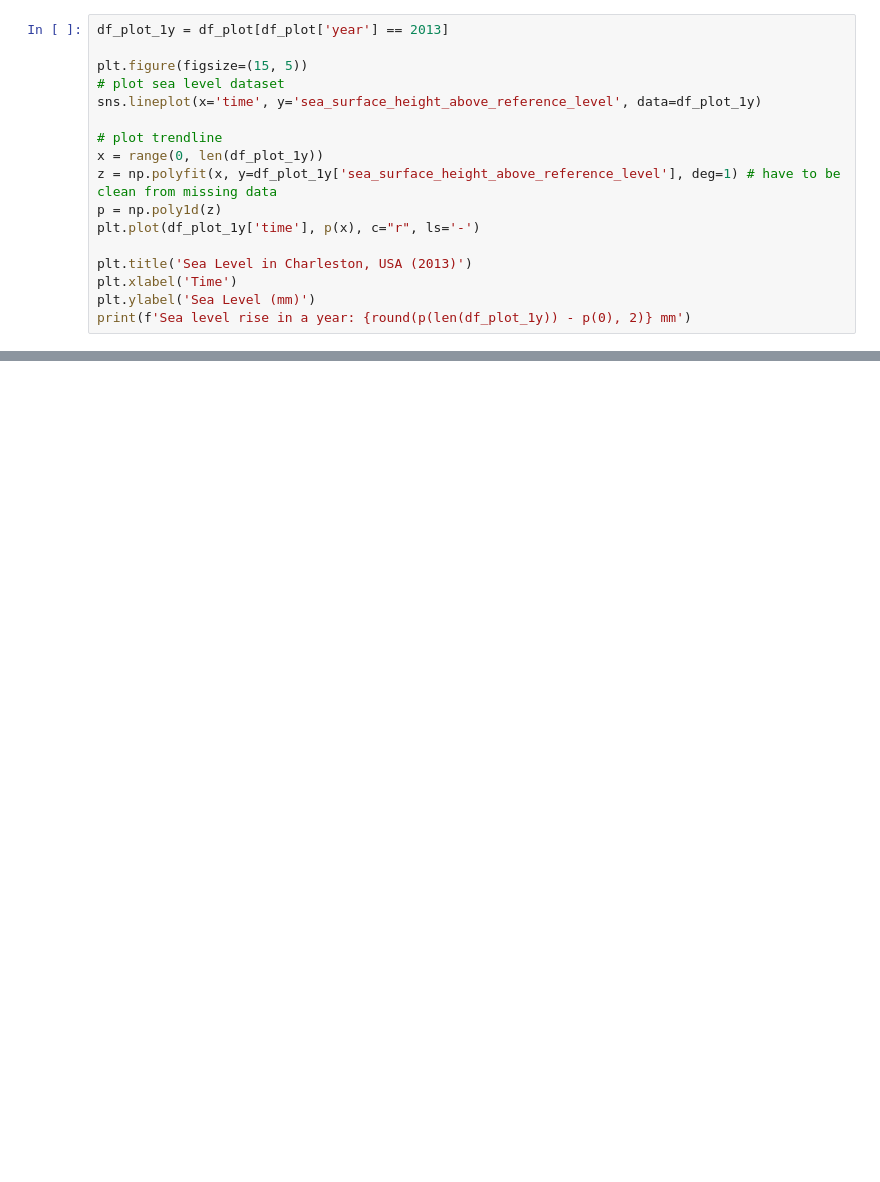
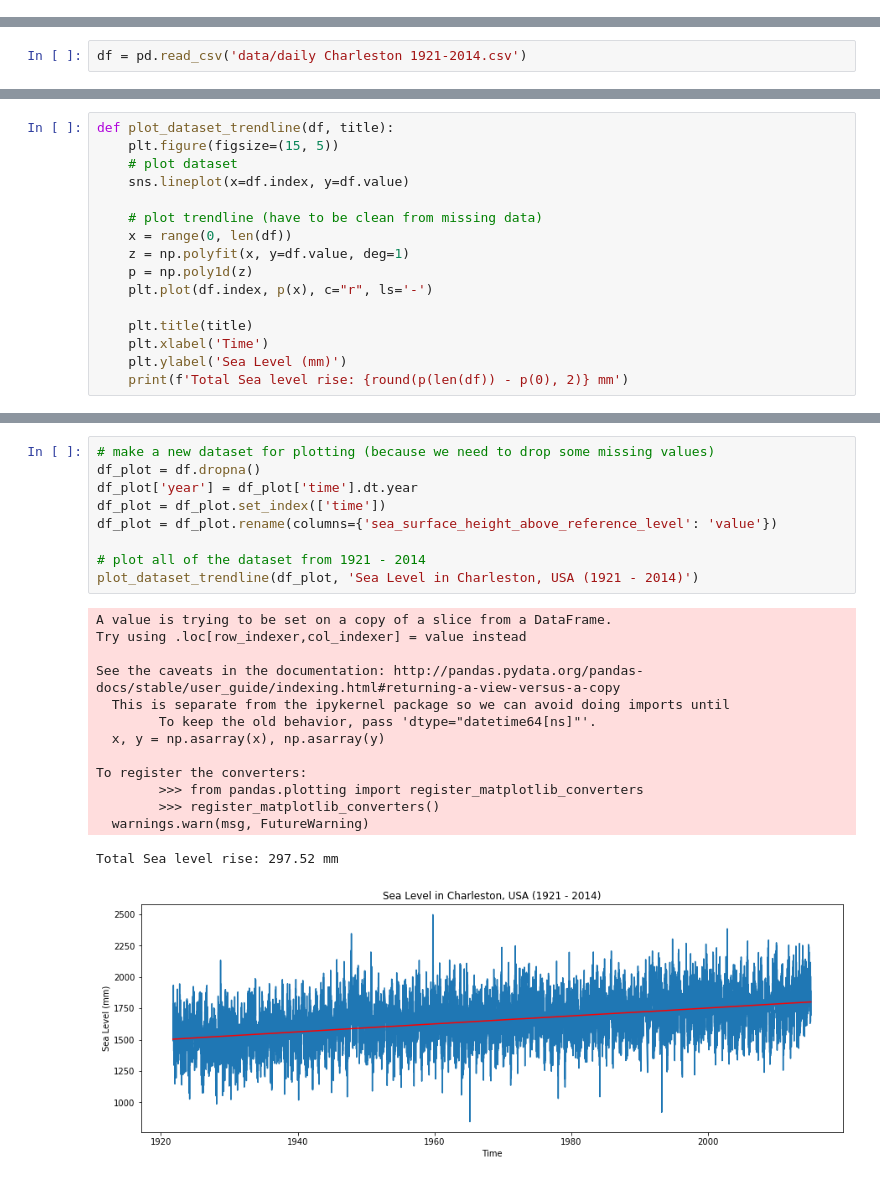
Before and after one commit to kevbow/Sea-Level-Rise-Prediction-with-Pytorch, a Jupyter notebook: DSS 1 - Sea Level Rise Prediction with Pytorch.ipynb, the cells around one changed output, grey strips where cells are left out. Saved outputs shown, nothing was run; the diff lists cells and outputs as text; blank space fills up the shorter version.

```diff
--- a/DSS 1 - Sea Level Rise Prediction with Pytorch.ipynb
+++ b/DSS 1 - Sea Level Rise Prediction with Pytorch.ipynb
@@ -115,17 +0,0 @@ Sea level rise in 20 years: 76.99 mm
-# %%
-df_plot_1y = df_plot[df_plot['year'] == 2013]
-
-plt.figure(figsize=(15, 5))
-# plot sea level dataset
-sns.lineplot(x='time', y='sea_surface_height_above_reference_level', data=df_plot_1y)
-
-# plot trendline
-x = range(0, len(df_plot_1y))
-z = np.polyfit(x, y=df_plot_1y['sea_surface_height_above_reference_level'], deg=1) # have to be clean from missing data
-p = np.poly1d(z)
-plt.plot(df_plot_1y['time'], p(x), c="r", ls='-')
-
-plt.title('Sea Level in Charleston, USA (2013)')
-plt.xlabel('Time')
-plt.ylabel('Sea Level (mm)')
-print(f'Sea level rise in a year: {round(p(len(df_plot_1y)) - p(0), 2)} mm')
@@ -289,0 +23,2 @@ df_use.head(2)
+# %%
+df = pd.read_csv('data/daily Charleston 1921-2014.csv')
@@ -289,0 +27,16 @@ df_use.head(2)
+# %%
+def plot_dataset_trendline(df, title):
+    plt.figure(figsize=(15, 5))
+    # plot dataset
+    sns.lineplot(x=df.index, y=df.value)
+
+    # plot trendline (have to be clean from missing data)
+    x = range(0, len(df))
+    z = np.polyfit(x, y=df.value, deg=1)
+    p = np.poly1d(z)
+    plt.plot(df.index, p(x), c="r", ls='-')
+
+    plt.title(title)
+    plt.xlabel('Time')
+    plt.ylabel('Sea Level (mm)')
+    print(f'Total Sea level rise: {round(p(len(df)) - p(0), 2)} mm')
@@ -289,0 +56,24 @@ df_use.head(2)
+# %%
+# make a new dataset for plotting (because we need to drop some missing values)
+df_plot = df.dropna()
+df_plot['year'] = df_plot['time'].dt.year
+df_plot = df_plot.set_index(['time'])
+df_plot = df_plot.rename(columns={'sea_surface_height_above_reference_level': 'value'})
+
+# plot all of the dataset from 1921 - 2014
+plot_dataset_trendline(df_plot, 'Sea Level in Charleston, USA (1921 - 2014)')
+# %% [output]
+A value is trying to be set on a copy of a slice from a DataFrame.
+Try using .loc[row_indexer,col_indexer] = value instead
+
+See the caveats in the documentation: http://pandas.pydata.org/pandas-docs/stable/user_guide/indexing.html#returning-a-view-versus-a-copy
+  This is separate from the ipykernel package so we can avoid doing imports until
+        To keep the old behavior, pass 'dtype="datetime64[ns]"'.
+  x, y = np.asarray(x), np.asarray(y)
+
+To register the converters:
+        >>> from pandas.plotting import register_matplotlib_converters
+        >>> register_matplotlib_converters()
+  warnings.warn(msg, FutureWarning)
+Total Sea level rise: 297.52 mm
+[figure, added]
```
Also changed, not shown: parts of 88 cells of this notebook.
